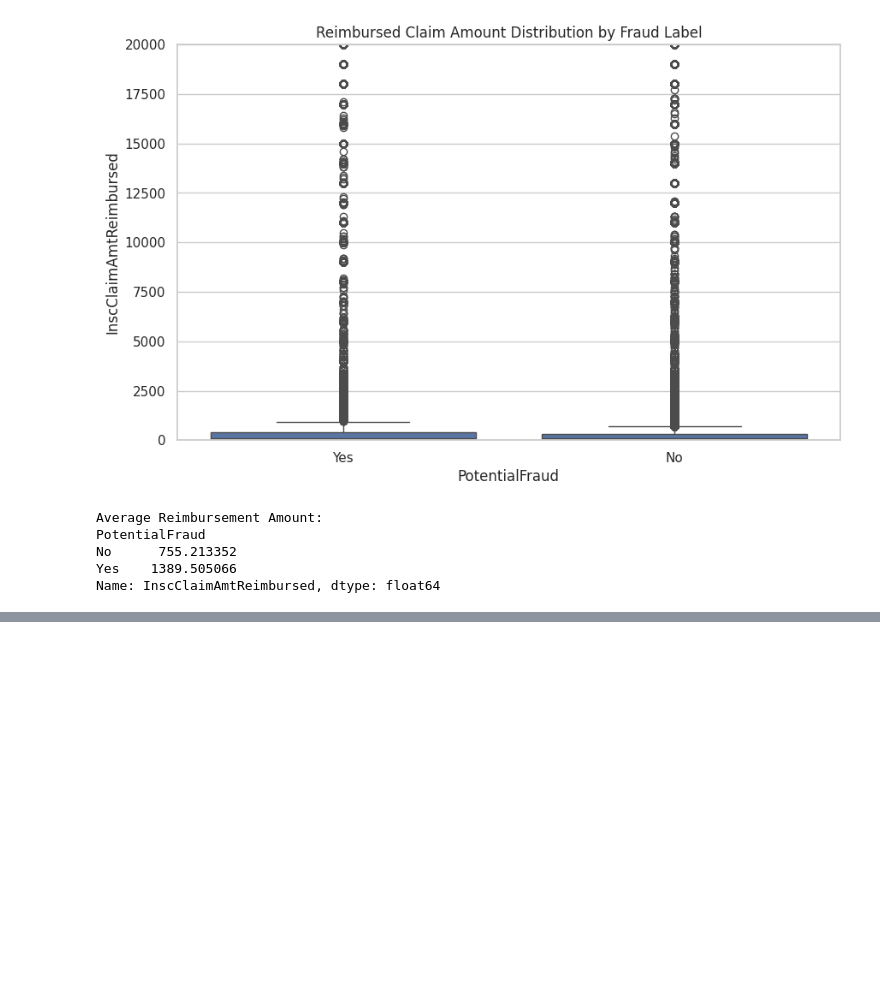
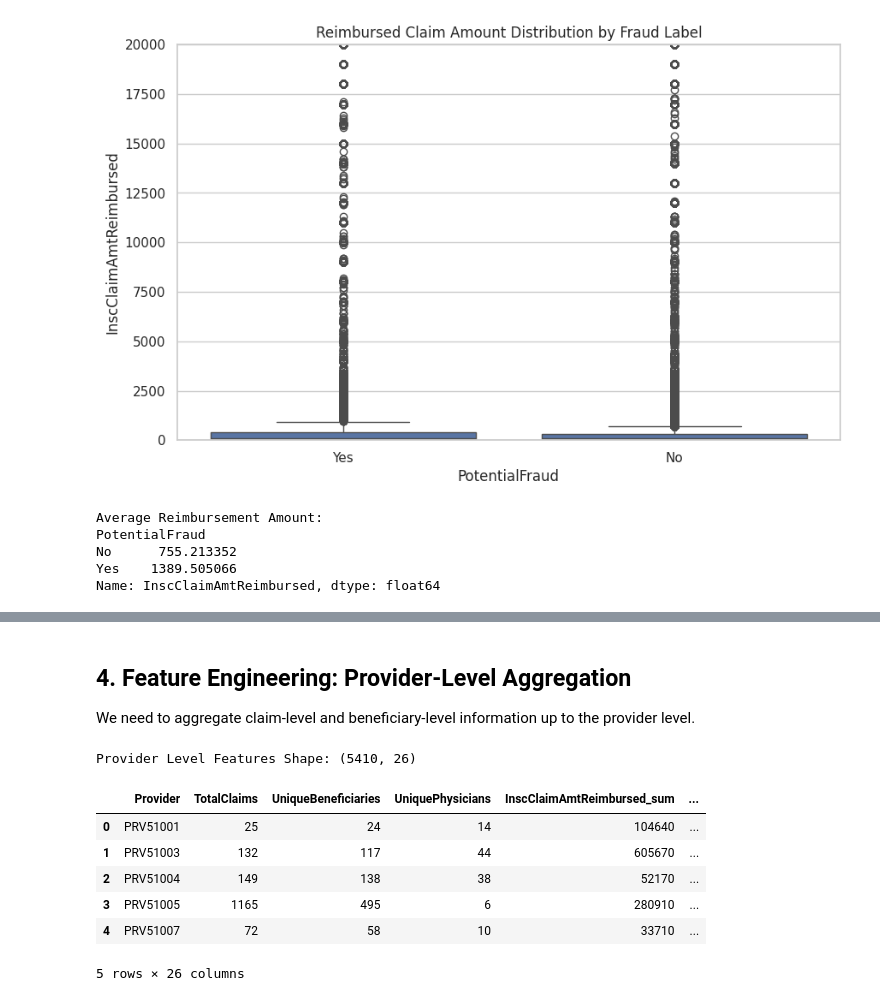
Before and after one commit to AhmedHaythamNaga/fraud_detection_project, a Jupyter notebook: notebooks/01_data_exploration_and_feature_engineering.ipynb, the cells around one changed output, grey strips where cells are left out. Drawn from its saved outputs; the diff is of its cells as text; code cells hidden in the pictures; blank space fills up the shorter version.

```diff
--- a/notebooks/01_data_exploration_and_feature_engineering.ipynb
+++ b/notebooks/01_data_exploration_and_feature_engineering.ipynb
@@ -217,0 +251,80 @@ Name: InscClaimAmtReimbursed, dtype: float64
+# %% [markdown]
+## 4. Feature Engineering: Provider-Level Aggregation
+We need to aggregate claim-level and beneficiary-level information up to the provider level.
+# %%
+def aggregate_provider_data(claims_df, beneficiary_df, labels_df=None):
+    # Merge claims with beneficiary data first to get patient details on each claim
+    claims_merged = pd.merge(claims_df, beneficiary_df, on='BeneID', how='left')
+
+    # Define aggregation dictionary
+    agg_funcs = {
+        'ClaimID': 'count', # Total Claims
+        'BeneID': 'nunique', # Unique Patients
+        'AttendingPhysician': 'nunique', # Unique Doctors
+        'InscClaimAmtReimbursed': ['sum', 'mean', 'std'], # Financials
+        'DeductibleAmtPaid': ['sum', 'mean'],
+        'NoOfMonths_PartACov': 'mean', # Patient characteristics
+        'NoOfMonths_PartBCov': 'mean',
+        'IPAnnualReimbursementAmt': 'mean',
+        'OPAnnualReimbursementAmt': 'mean',
+        'ChronicCond_Alzheimer': 'mean', # Chronic Condition Prevalence (1=Yes, 2=No, need to convert?)
+        'ChronicCond_Heartfailure': 'mean',
+        'ChronicCond_KidneyDisease': 'mean',
+        'ChronicCond_Cancer': 'mean',
+        'ChronicCond_ObstrPulmonary': 'mean',
+        'ChronicCond_Depression': 'mean',
+        'ChronicCond_Diabetes': 'mean',
+        'ChronicCond_IschemicHeart': 'mean',
+        'ChronicCond_Osteoporasis': 'mean',
+        'ChronicCond_rheumatoidarthritis': 'mean',
+        'ChronicCond_stroke': 'mean',
+        'RenalDiseaseIndicator': 'mean'
+    }
+
+    # Perform aggregation by Provider
+    provider_agg = claims_merged.groupby('Provider').agg(agg_funcs)
+
+    # Flatten MultiIndex columns
+    provider_agg.columns = ['_'.join(col).strip() for col in provider_agg.columns.values]
+    provider_agg.reset_index(inplace=True)
+
+    # Rename specific columns for clarity
+    provider_agg.rename(columns={
+        'ClaimID_count': 'TotalClaims',
+        'BeneID_nunique': 'UniqueBeneficiaries',
+        'AttendingPhysician_nunique': 'UniquePhysicians'
+    }, inplace=True)
+
+    # Add Labels if provided
+    if labels_df is not None:
+        final_df = pd.merge(provider_agg, labels_df, on='Provider', how='left')
+    else:
+        final_df = provider_agg
+
+    return final_df
+
+# Note: Chronic conditions are coded 1=Yes, 2=No.
+# To make 'mean' meaningful (percentage of Yes), we should convert 2 to 0.
+# Let's do a quick preprocessing on beneficiary data for chronic conditions.
+chronic_cols = [col for col in train_beneficiary.columns if 'ChronicCond' in col]
+train_beneficiary_processed = train_beneficiary.copy()
+for col in chronic_cols:
+    train_beneficiary_processed[col] = train_beneficiary_processed[col].replace(2, 0)
+
+# RenalDiseaseIndicator is '0'/'Y'. Convert to 0/1.
+train_beneficiary_processed['RenalDiseaseIndicator'] = train_beneficiary_processed['RenalDiseaseIndicator'].replace('Y', 1).astype(int)
+
+# Aggregate
+provider_features = aggregate_provider_data(all_claims, train_beneficiary_processed, train_labels)
+
+print("Provider Level Features Shape:", provider_features.shape)
+display(provider_features.head())
+# %% [output]
+Provider Level Features Shape: (5410, 26)
+|  | Provider | TotalClaims | UniqueBeneficiaries | UniquePhysicians | InscClaimAmtReimbursed_sum | ... |
+| 0 | PRV51001 | 25 | 24 | 14 | 104640 | ... |
+| 1 | PRV51003 | 132 | 117 | 44 | 605670 | ... |
+| 2 | PRV51004 | 149 | 138 | 38 | 52170 | ... |
+| 3 | PRV51005 | 1165 | 495 | 6 | 280910 | ... |
+| 4 | PRV51007 | 72 | 58 | 10 | 33710 | ... |
+5 rows × 26 columns
```
Also changed, not shown: parts of 8 cells of this notebook, 1 other file.
